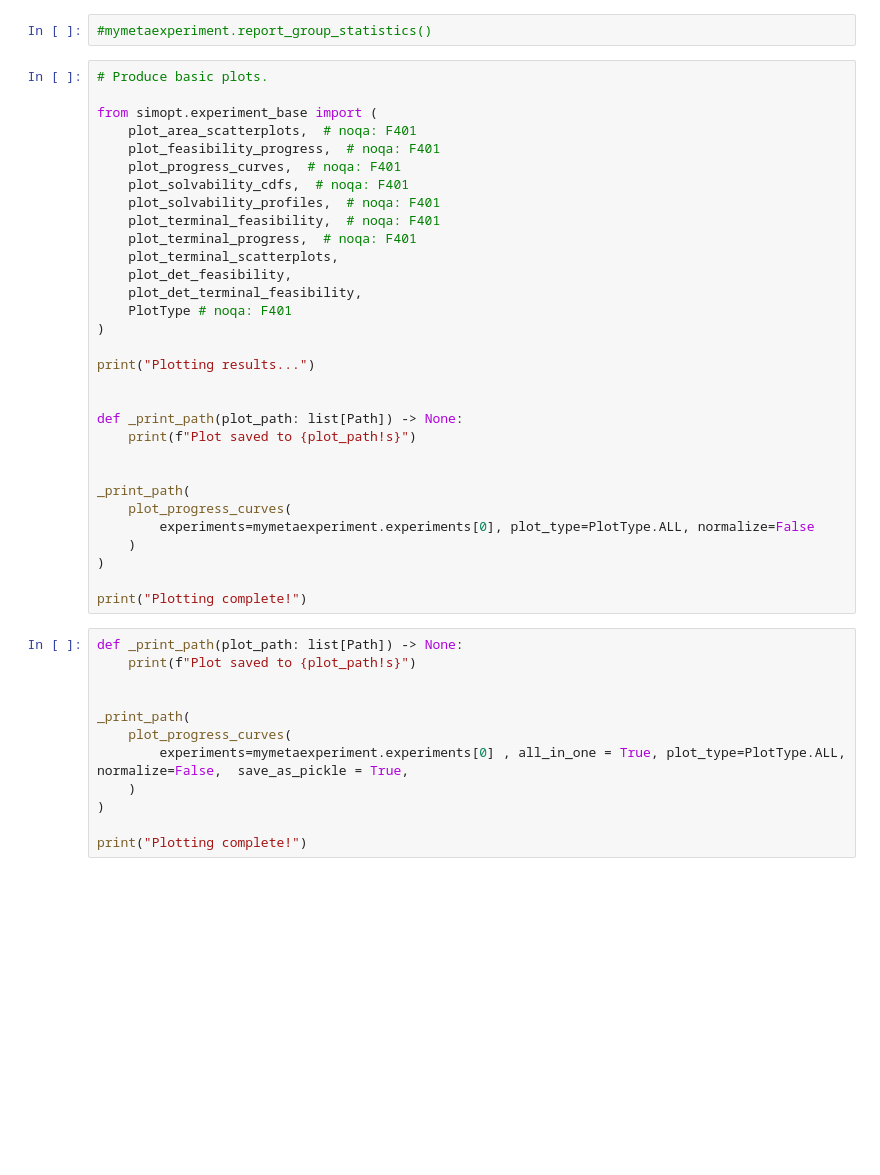
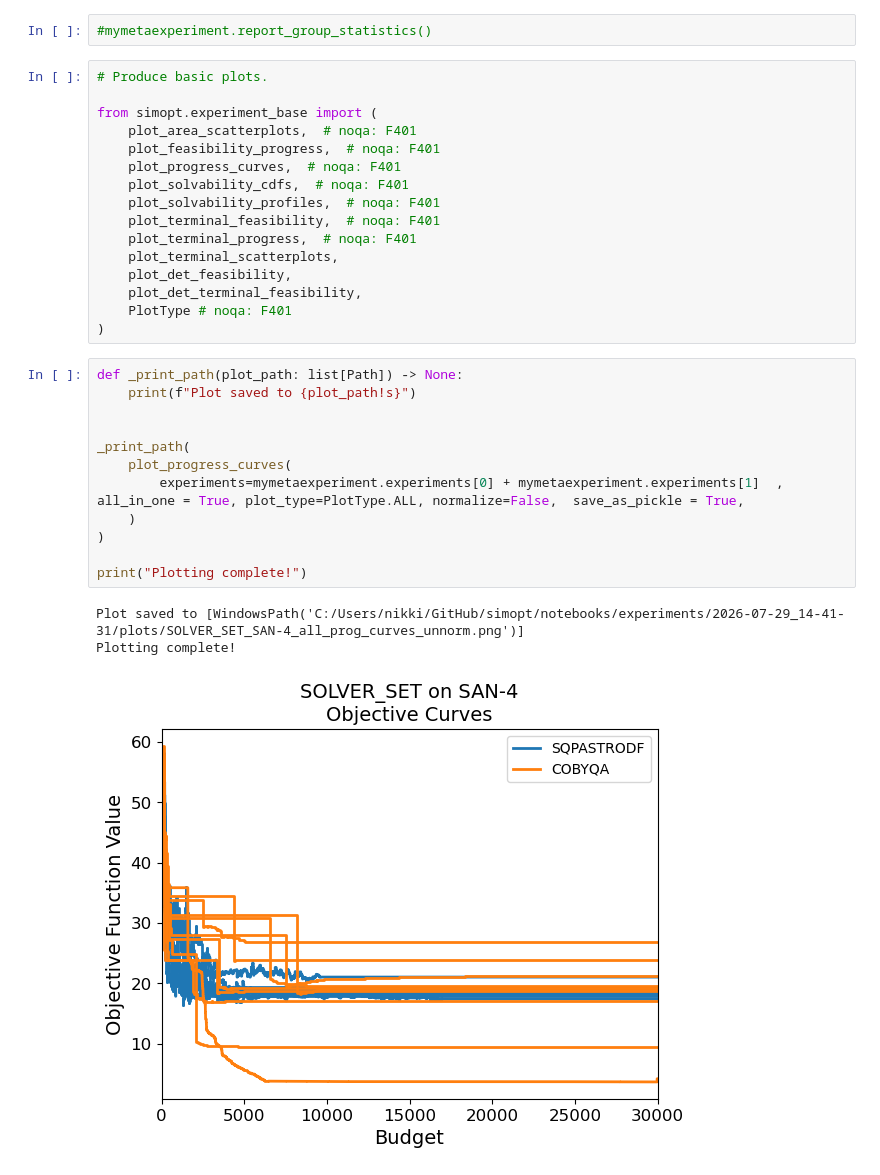
Before and after one commit to simopt-admin/simopt, a Jupyter notebook: notebooks/astro_testing.ipynb, the cells around one changed output. Drawn from its saved outputs; the diff is of its cells as text; blank space fills up the shorter version.

```diff
--- a/notebooks/astro_testing.ipynb
+++ b/notebooks/astro_testing.ipynb
@@ -176,33 +189,22 @@ from simopt.experiment_base import (
     plot_det_terminal_feasibility,
     PlotType # noqa: F401
 )
-
-print("Plotting results...")
-
-
-def _print_path(plot_path: list[Path]) -> None:
-    print(f"Plot saved to {plot_path!s}")
-
-
-_print_path(
-    plot_progress_curves(
-        experiments=mymetaexperiment.experiments[0], plot_type=PlotType.ALL, normalize=False
-    )
-)
-
-print("Plotting complete!")
 # %%
 def _print_path(plot_path: list[Path]) -> None:
     print(f"Plot saved to {plot_path!s}")
 
 
 _print_path(
     plot_progress_curves(
-        experiments=mymetaexperiment.experiments[0] , all_in_one = True, plot_type=PlotType.ALL, normalize=False,  save_as_pickle = True,
+        experiments=mymetaexperiment.experiments[0] + mymetaexperiment.experiments[1]  , all_in_one = True, plot_type=PlotType.ALL, normalize=False,  save_as_pickle = True,
     )
 )
 
 print("Plotting complete!")
+# %% [output]
+Plot saved to [WindowsPath('C:/Users/nikki/GitHub/simopt/notebooks/experiments/2026-07-29_14-41-31/plots/SOLVER_SET_SAN-4_all_prog_curves_unnorm.png')]
+Plotting complete!
+[figure, added]
 # %%
 def _print_path(plot_path: list[Path]) -> None:
     print(f"Plot saved to {plot_path!s}")
```
Also changed, not shown: parts of 12 cells of this notebook, 6 other files.
